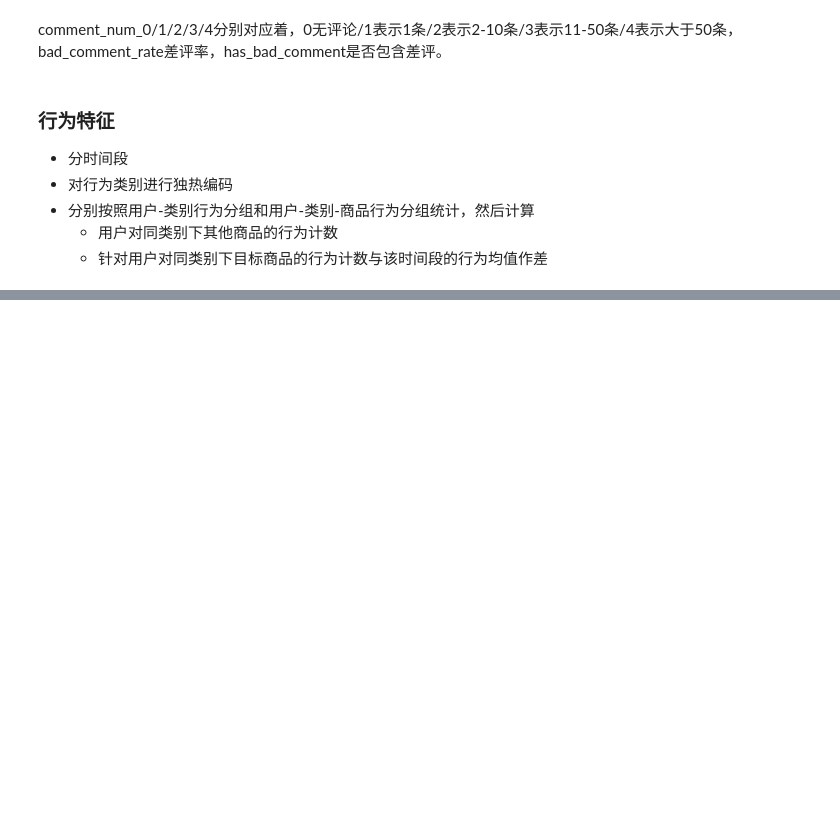
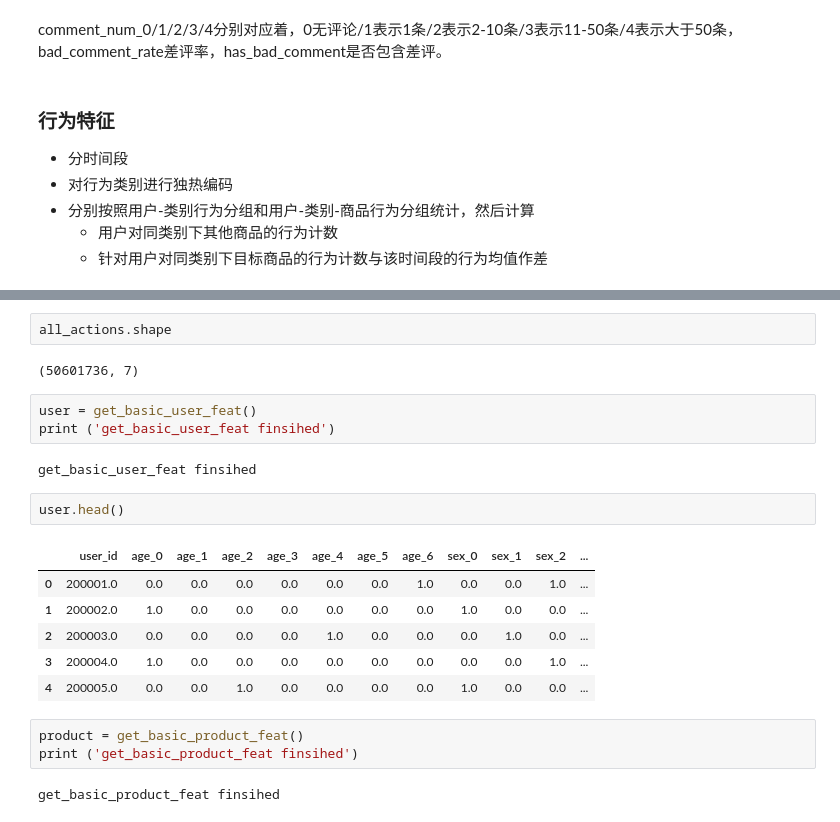
Before and after one commit to ben1234560/AiLearning-Theory-Applying, a Jupyter notebook: 机器学习竞赛实战_优胜解决方案/京东用户购买意向预测/3-特征工程.ipynb, the cells around one changed output, grey strips where cells are left out. Drawn from its saved outputs; the diff is of its cells as text; blank space fills up the shorter version.

```diff
--- a/机器学习竞赛实战_优胜解决方案/京东用户购买意向预测/3-特征工程.ipynb
+++ b/机器学习竞赛实战_优胜解决方案/京东用户购买意向预测/3-特征工程.ipynb
@@ -390,0 +859,23 @@ actions.head(20)
+# %%
+all_actions.shape
+# %% [output]
+(50601736, 7)
+# %%
+user = get_basic_user_feat()
+print ('get_basic_user_feat finsihed')
+# %% [output]
+get_basic_user_feat finsihed
+# %%
+user.head()
+# %% [output]
+|  | user_id | age_0 | age_1 | age_2 | age_3 | age_4 | age_5 | age_6 | sex_0 | sex_1 | sex_2 | ... |
+| 0 | 200001.0 | 0.0 | 0.0 | 0.0 | 0.0 | 0.0 | 0.0 | 1.0 | 0.0 | 0.0 | 1.0 | ... |
+| 1 | 200002.0 | 1.0 | 0.0 | 0.0 | 0.0 | 0.0 | 0.0 | 0.0 | 1.0 | 0.0 | 0.0 | ... |
+| 2 | 200003.0 | 0.0 | 0.0 | 0.0 | 0.0 | 1.0 | 0.0 | 0.0 | 0.0 | 1.0 | 0.0 | ... |
+| 3 | 200004.0 | 1.0 | 0.0 | 0.0 | 0.0 | 0.0 | 0.0 | 0.0 | 0.0 | 0.0 | 1.0 | ... |
+| 4 | 200005.0 | 0.0 | 0.0 | 1.0 | 0.0 | 0.0 | 0.0 | 0.0 | 1.0 | 0.0 | 0.0 | ... |
+# %%
+product = get_basic_product_feat()
+print ('get_basic_product_feat finsihed')
+# %% [output]
+get_basic_product_feat finsihed
```
Also changed, not shown: parts of 39 cells of this notebook.
